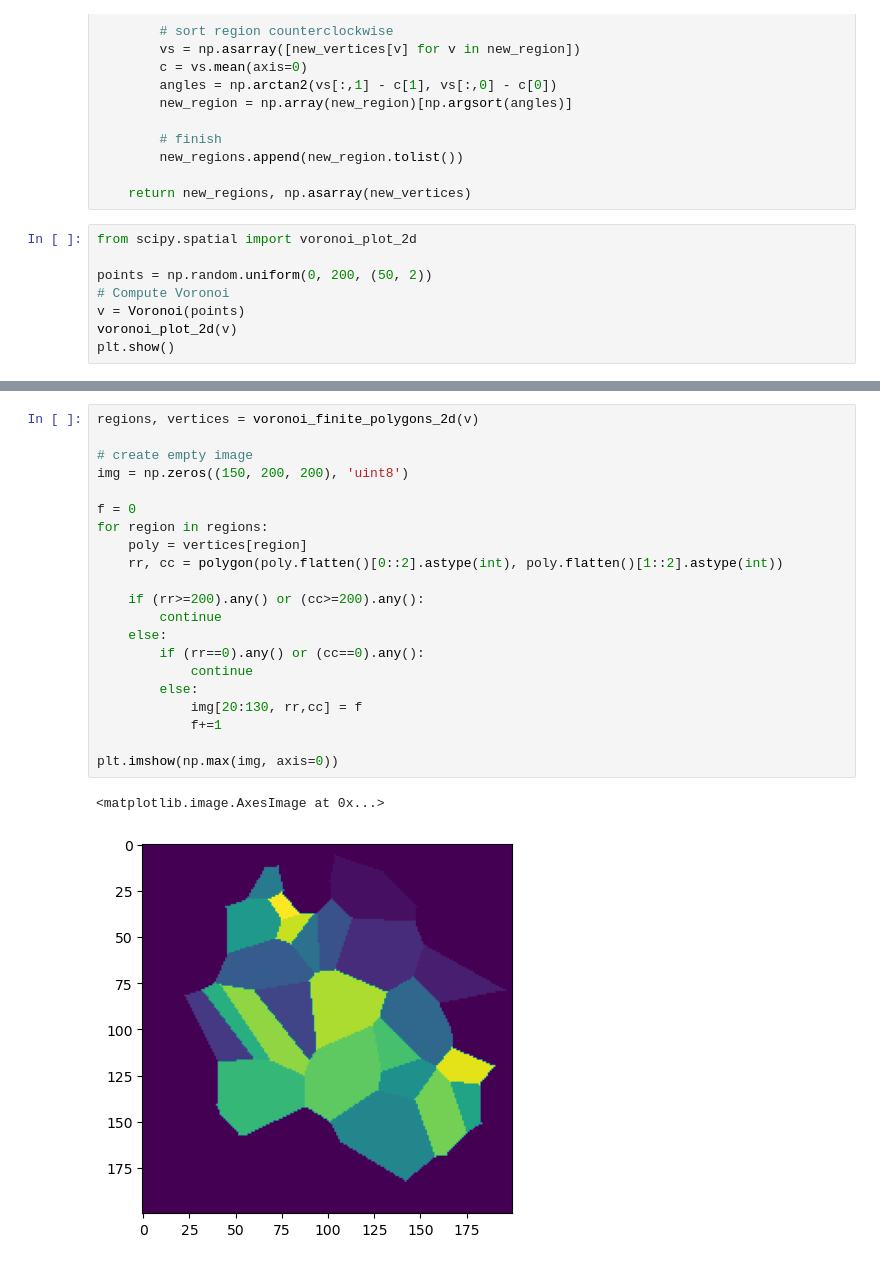
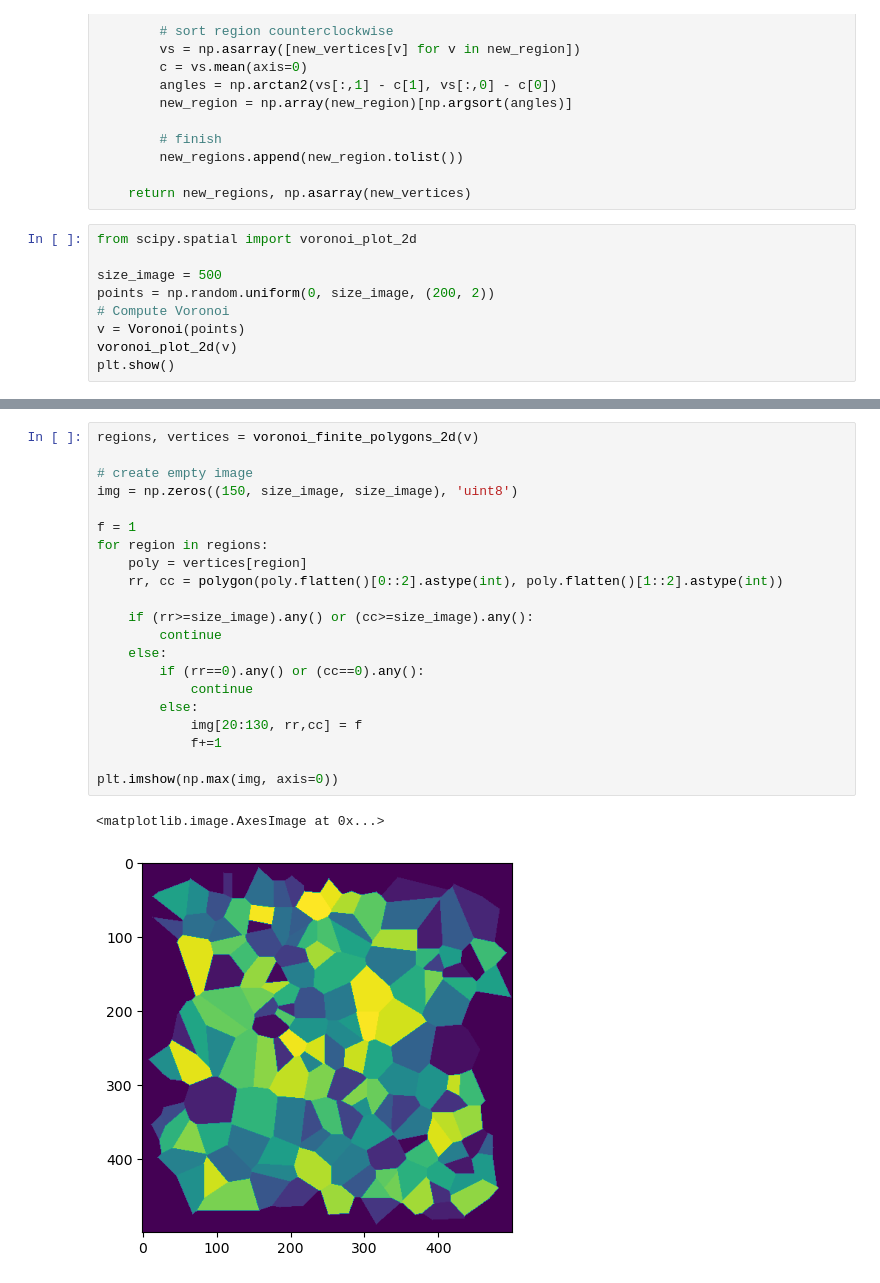
Before and after one commit to TimSaundersLab/CellMet, a Jupyter notebook: notebooks/0-Paper-generate_artificial_image.ipynb, the cells around one changed output, grey strips where cells are left out. Saved outputs shown, nothing was run; the diff lists cells and outputs as text.

```diff
--- a/notebooks/0-Paper-generate_artificial_image.ipynb
+++ b/notebooks/0-Paper-generate_artificial_image.ipynb
@@ -91,7 +91,8 @@ def voronoi_finite_polygons_2d(vor, radius=None):
 # %%
 from scipy.spatial import voronoi_plot_2d
 
-points = np.random.uniform(0, 200, (50, 2))
+size_image = 500
+points = np.random.uniform(0, size_image, (200, 2))
 # Compute Voronoi
 v = Voronoi(points)
 voronoi_plot_2d(v)
@@ -101,24 +102,24 @@ plt.show()
 # %%
 regions, vertices = voronoi_finite_polygons_2d(v)
 
 # create empty image
-img = np.zeros((150, 200, 200), 'uint8')
+img = np.zeros((150, size_image, size_image), 'uint8')
 
-f = 0
+f = 1
 for region in regions:
     poly = vertices[region]
     rr, cc = polygon(poly.flatten()[0::2].astype(int), poly.flatten()[1::2].astype(int))
 
-    if (rr>=200).any() or (cc>=200).any():
+    if (rr>=size_image).any() or (cc>=size_image).any():
         continue
     else:
         if (rr==0).any() or (cc==0).any():
             continue
         else:
             img[20:130, rr,cc] = f
             f+=1
 
 plt.imshow(np.max(img, axis=0))
 # %% [output]
 <matplotlib.image.AxesImage at 0x...>
-[figure, old version]
+[figure, new version]
```
Also changed, not shown: parts of 3 cells of this notebook, 2 other files.
